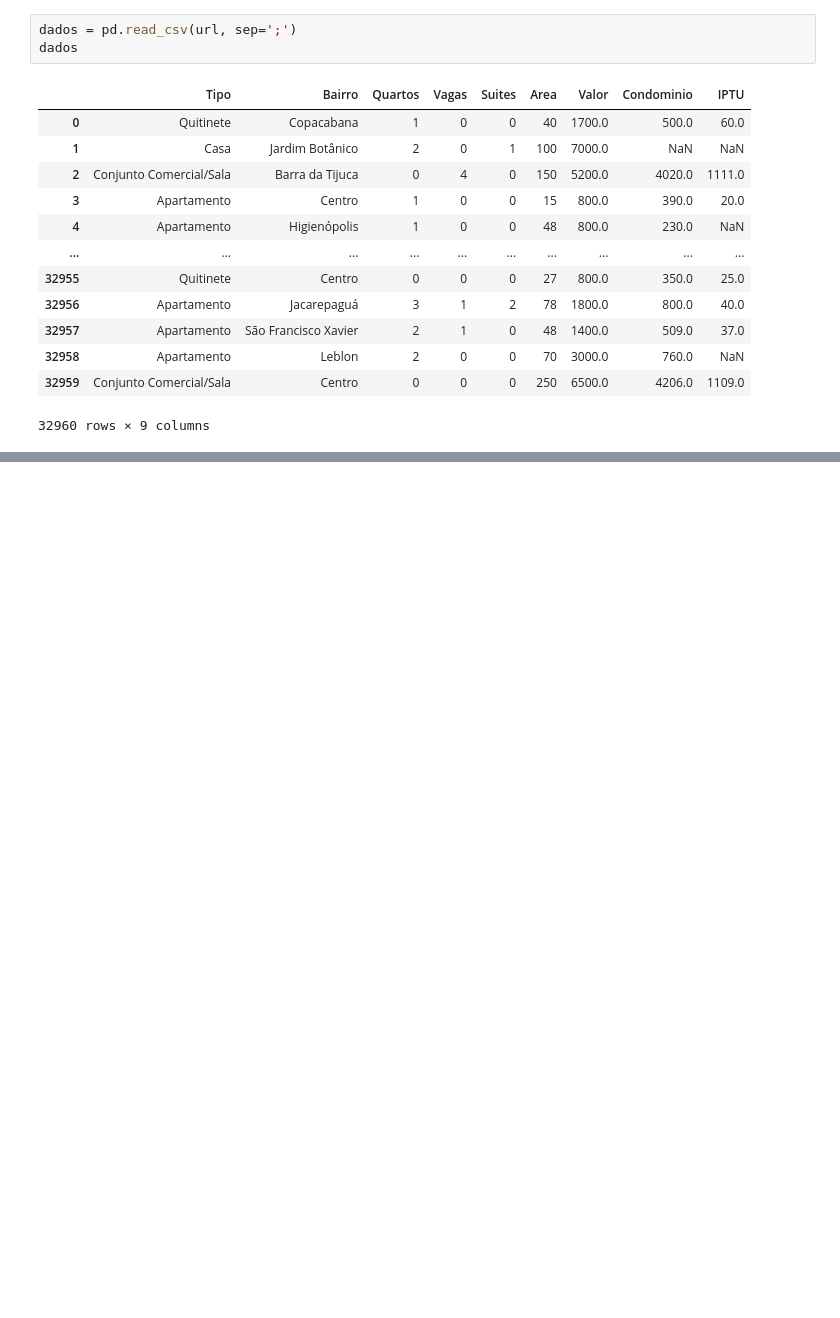
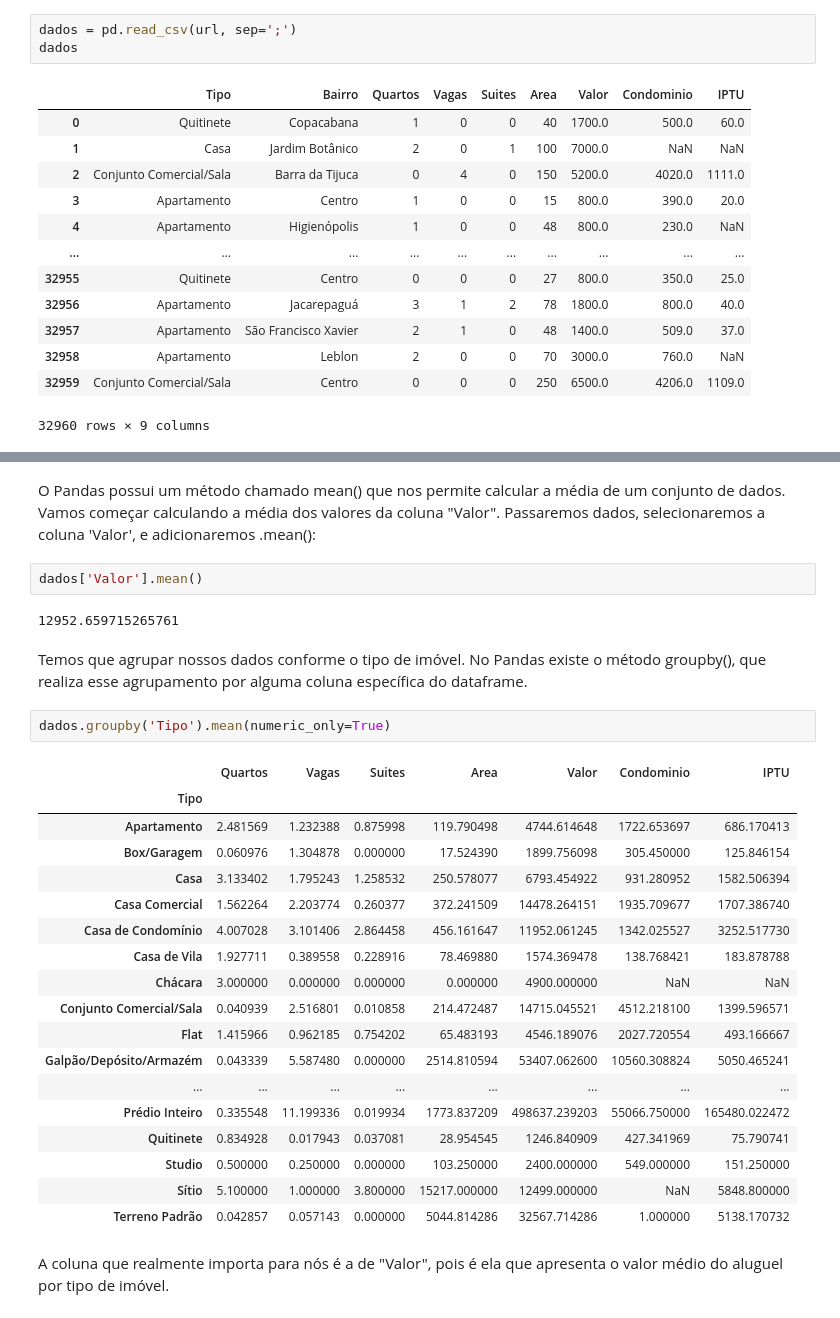
Before and after one commit to Camillabgarcia/Python-para-Data-Science, a Jupyter notebook: Pandas_Projeto_Inicial.ipynb, the cells around one changed output, grey strips where cells are left out. Cells and saved outputs as stored; diff of their text form; blank space fills up the shorter version.

```diff
--- a/Pandas_Projeto_Inicial.ipynb
+++ b/Pandas_Projeto_Inicial.ipynb
@@ -67,0 +184,31 @@ dados
+# %% [markdown]
+O Pandas possui um método chamado mean() que nos permite calcular a média de um conjunto de dados. Vamos começar calculando a média dos valores da coluna "Valor". Passaremos dados, selecionaremos a coluna 'Valor', e adicionaremos .mean():
+# %%
+dados['Valor'].mean()
+# %% [output]
+12952.659715265761
+# %% [markdown]
+Temos que agrupar nossos dados conforme o tipo de imóvel. No Pandas existe o método groupby(), que realiza esse agrupamento por alguma coluna específica do dataframe.
+# %%
+dados.groupby('Tipo').mean(numeric_only=True)
+# %% [output]
+|  | Quartos | Vagas | Suites | Area | Valor | Condominio | IPTU |
+| Tipo |  |  |  |  |  |  |  |
+| Apartamento | 2.481569 | 1.232388 | 0.875998 | 119.790498 | 4744.614648 | 1722.653697 | 686.170413 |
+| Box/Garagem | 0.060976 | 1.304878 | 0.000000 | 17.524390 | 1899.756098 | 305.450000 | 125.846154 |
+| Casa | 3.133402 | 1.795243 | 1.258532 | 250.578077 | 6793.454922 | 931.280952 | 1582.506394 |
+| Casa Comercial | 1.562264 | 2.203774 | 0.260377 | 372.241509 | 14478.264151 | 1935.709677 | 1707.386740 |
+| Casa de Condomínio | 4.007028 | 3.101406 | 2.864458 | 456.161647 | 11952.061245 | 1342.025527 | 3252.517730 |
+| Casa de Vila | 1.927711 | 0.389558 | 0.228916 | 78.469880 | 1574.369478 | 138.768421 | 183.878788 |
+| Chácara | 3.000000 | 0.000000 | 0.000000 | 0.000000 | 4900.000000 | NaN | NaN |
+| Conjunto Comercial/Sala | 0.040939 | 2.516801 | 0.010858 | 214.472487 | 14715.045521 | 4512.218100 | 1399.596571 |
+| Flat | 1.415966 | 0.962185 | 0.754202 | 65.483193 | 4546.189076 | 2027.720554 | 493.166667 |
+| Galpão/Depósito/Armazém | 0.043339 | 5.587480 | 0.000000 | 2514.810594 | 53407.062600 | 10560.308824 | 5050.465241 |
+| ... | ... | ... | ... | ... | ... | ... | ... |
+| Prédio Inteiro | 0.335548 | 11.199336 | 0.019934 | 1773.837209 | 498637.239203 | 55066.750000 | 165480.022472 |
+| Quitinete | 0.834928 | 0.017943 | 0.037081 | 28.954545 | 1246.840909 | 427.341969 | 75.790741 |
+| Studio | 0.500000 | 0.250000 | 0.000000 | 103.250000 | 2400.000000 | 549.000000 | 151.250000 |
+| Sítio | 5.100000 | 1.000000 | 3.800000 | 15217.000000 | 12499.000000 | NaN | 5848.800000 |
+| Terreno Padrão | 0.042857 | 0.057143 | 0.000000 | 5044.814286 | 32567.714286 | 1.000000 | 5138.170732 |
+# %% [markdown]
+ A coluna que realmente importa para nós é a de "Valor", pois é ela que apresenta o valor médio do aluguel por tipo de imóvel.
```
Also changed, not shown: parts of 54 cells of this notebook.
